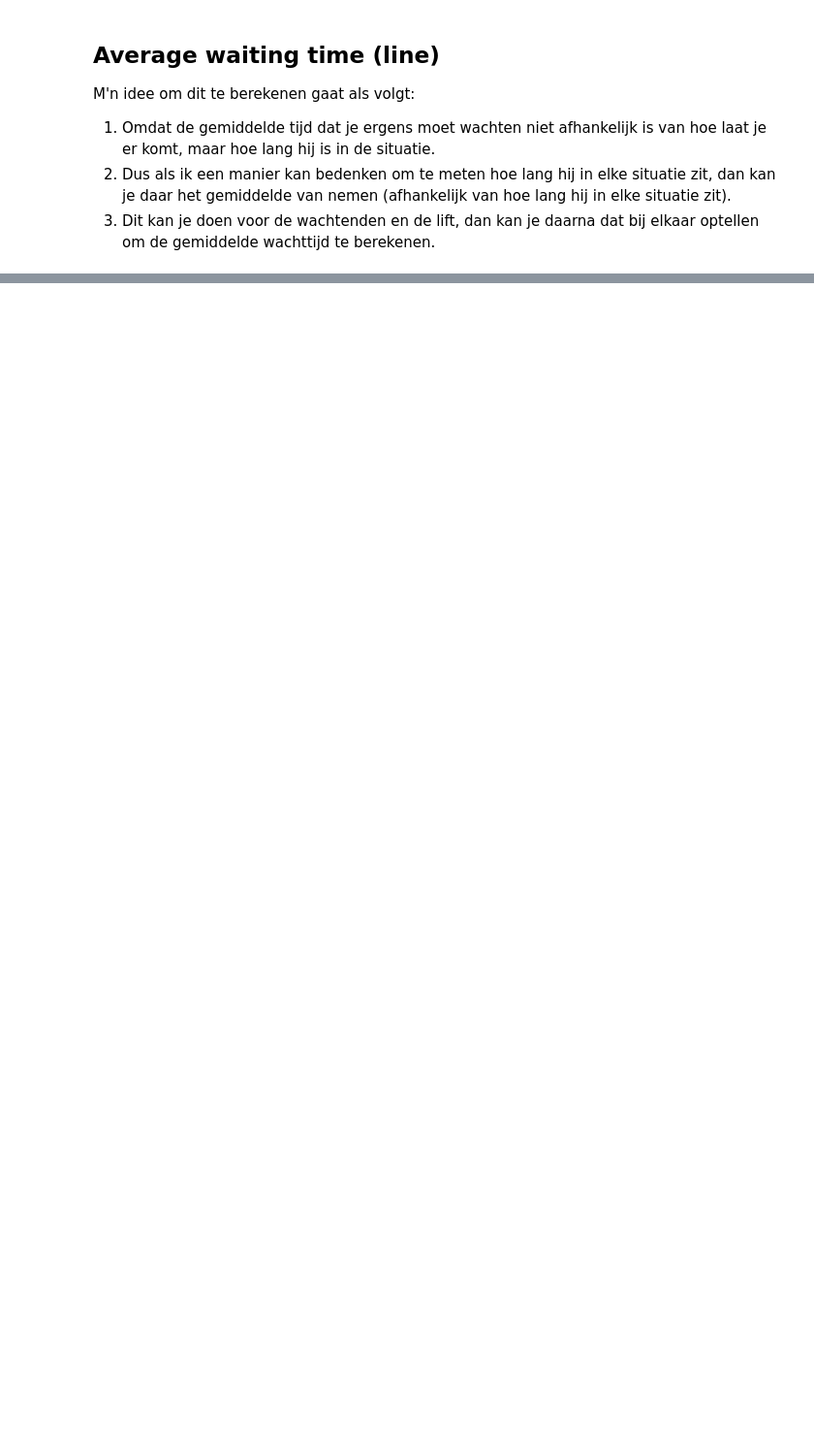
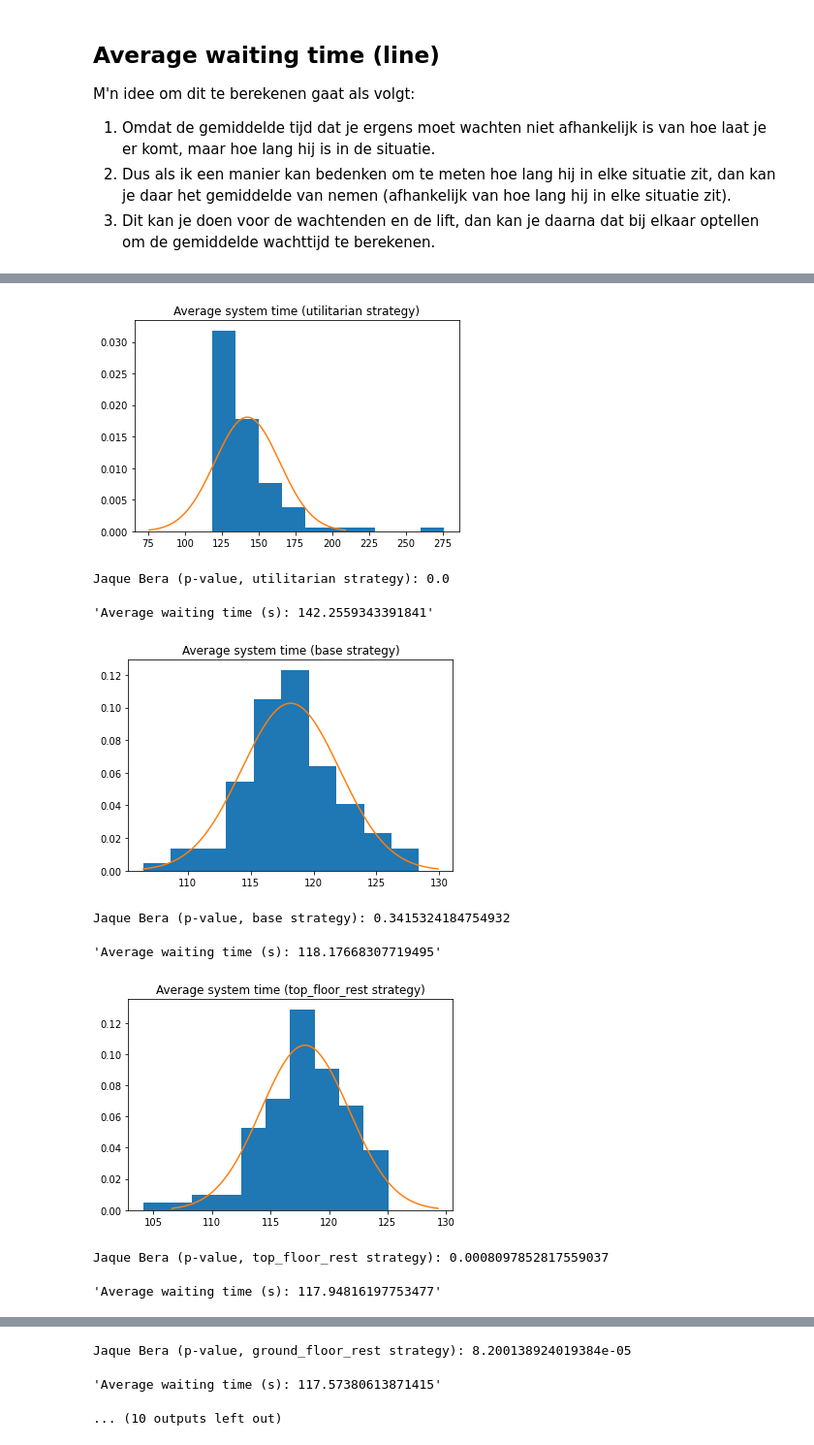
Before and after one commit to michadenheijer/AdvancedSimulation, a Jupyter notebook: analyze_results.ipynb, the cells around one changed output, grey strips where cells are left out. Shown at 97% size. Drawn from its saved outputs; the diff is of its cells as text; code cells hidden in the pictures; blank space fills up the shorter version.

```diff
--- a/analyze_results.ipynb
+++ b/analyze_results.ipynb
@@ -621,0 +636,56 @@ Pairwise t-test:
+# %%
+system_time = travel_time_total + waiting_time_total
+
+for strategy_name in system_time.columns:
+    plt.hist(system_time[strategy_name], density=True)
+    plt.title(f"Average system time ({strategy_name} strategy)")
+    _mean, _std = sts.norm.fit(system_time[strategy_name])
+    plt.plot(
+        np.arange(
+            system_time[strategy_name].mean() - 3 * system_time[strategy_name].std(),
+            system_time[strategy_name].mean() + 3 * system_time[strategy_name].std(),
+            0.001),
+        sts.norm.pdf(np.arange(
+            system_time[strategy_name].mean() - 3 * system_time[strategy_name].std(),
+            system_time[strategy_name].mean() + 3 * system_time[strategy_name].std(),
+            0.001),
+            _mean,
+            _std
+        ))
+    plt.show()
+    print(f"Jaque Bera (p-value, {strategy_name} strategy): {sts.jarque_bera(system_time[strategy_name]).pvalue}")
+
+    average_waiting = system_time[strategy_name].mean()
+    display(f"Average waiting time (s): {average_waiting}")
+
+plt.boxplot(system_time, labels=system_time.columns)
+plt.title("Average System Time")
+plt.xlabel("Strategy")
+plt.ylabel("Average System Time")
+plt.show()
+
+___test_df = system_time.stack().reset_index()
+
+print("Levene:")
+hom_test = pg.homoscedasticity(___test_df, dv=0, group="level_1")
+display(hom_test)
+
+if hom_test["equal_var"].iloc[0]:
+    print("ANOVA:")
+    display(pg.anova(___test_df, dv=0, between="level_1", detailed=True))
+else:
+    print("Welch ANOVA:")
+    display(pg.welch_anova(___test_df, dv=0, between="level_1"))
+
+print("Pairwise t-test:")
+display(pg.pairwise_tukey(___test_df, dv=0, between="level_1"))
+# %% [output]
+[figure, added]
+Jaque Bera (p-value, utilitarian strategy): 0.0
+'Average waiting time (s): 142.2559343391841'
+[figure, added]
+Jaque Bera (p-value, base strategy): 0.3415324184754932
+'Average waiting time (s): 118.17668307719495'
+[figure, added]
+Jaque Bera (p-value, top_floor_rest strategy): 0.0008097852817559037
+'Average waiting time (s): 117.94816197753477'
@@ -621,0 +693,3 @@ Pairwise t-test:
+Jaque Bera (p-value, ground_floor_rest strategy): 8.200138924019384e-05
+'Average waiting time (s): 117.57380613871415'
+... (10 outputs left out)
```
Also changed, not shown: parts of 12 cells of this notebook, 21 other files.
